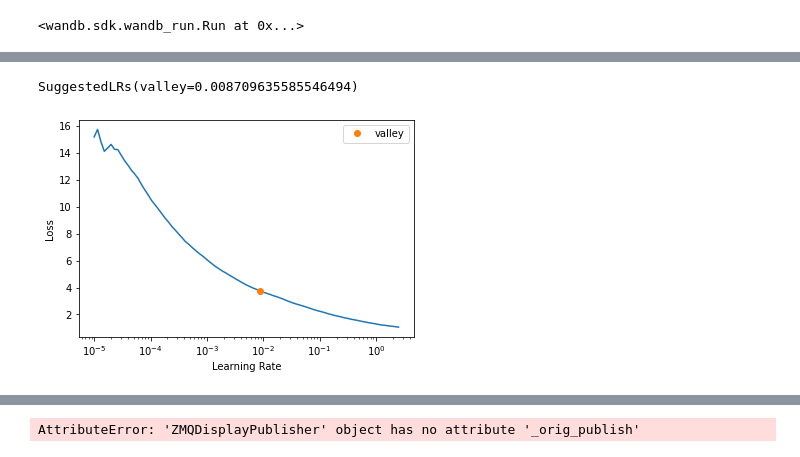
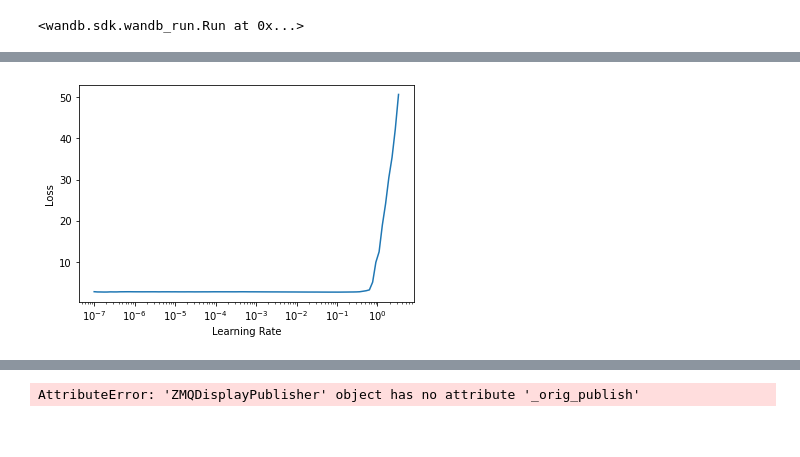
Before and after one commit to mizoru/japanese-ml, a Jupyter notebook: training-jasper-2.ipynb, the cells around one changed output, grey strips where cells are left out. Drawn from its saved outputs; the diff is of its cells as text; code cells hidden in the pictures.

```diff
--- a/training-jasper-2.ipynb
+++ b/training-jasper-2.ipynb
@@ -68,6 +68,8 @@ letter2idx
  "'": 24,
  'x': 25,
  ' ': 26}
+# %%
+labels = labels[labels.path != 'pitch_accent/OjadMedia/見上げさせる-1567_8_2_male.mp3']
 # %%
 splits = ColSplitter()(labels)
 aud2spec = AudioToSpec.from_cfg(AudioConfig.Voice(f_min=0))
@@ -211,7 +197,9 @@ CTC = nn.CTCLoss()
 def ctc_loss_no_lens(preds, targs):
     preds = Tensor(torch.einsum("ijk->kij",preds).cpu())
     preds_l = torch.full(fill_value = preds.shape[0], size = (preds.shape[1],) )#.cpu()
-    targs_l = torch.full(fill_value = targs.shape[1], size = (targs.shape[0],))#.cpu()
+    # targs_l = torch.full(fill_value = targs.shape[1], size = (targs.shape[0],))#.cpu()
+    targs_l = targs.argmin(1)
+    targs_l = torch.where(targs[:,-1]==0, targs.argmin(1), targs.shape[1])-1
     return CTC(preds, targs, preds_l, targs_l)
 # %%
 ctc_loss_no_lens(out, y)
@@ -298,11 +286,10 @@ wandb:  $ pip install wandb --upgrade
 Syncing run stellar-dew-10 to Weights & Biases (docs).
 <wandb.sdk.wandb_run.Run at 0x...>
 # %%
-learn = Learner(dls, model, loss_func=ctc_loss_no_lens, metrics = [CER, ctc_accuracy],
-                cbs=[WandbCallback(), SaveModelCallback()])
+learn = Learner(dls, model, loss_func=ctc_loss_no_lens, metrics = [CER, ctc_accuracy])
+               # cbs=[WandbCallback(), SaveModelCallback()])
 # %%
-learn.lr_find(1e-5, 10)
+learn.lr_find(num_it = 100, stop_div=False, suggest_funcs=None)
 # %% [output]
 [interactive output not drawn]
-SuggestedLRs(valley=0.008709635585546494)
-[figure, old version]
+[figure, new version]
```
Also changed, not shown: parts of 12 cells of this notebook.
